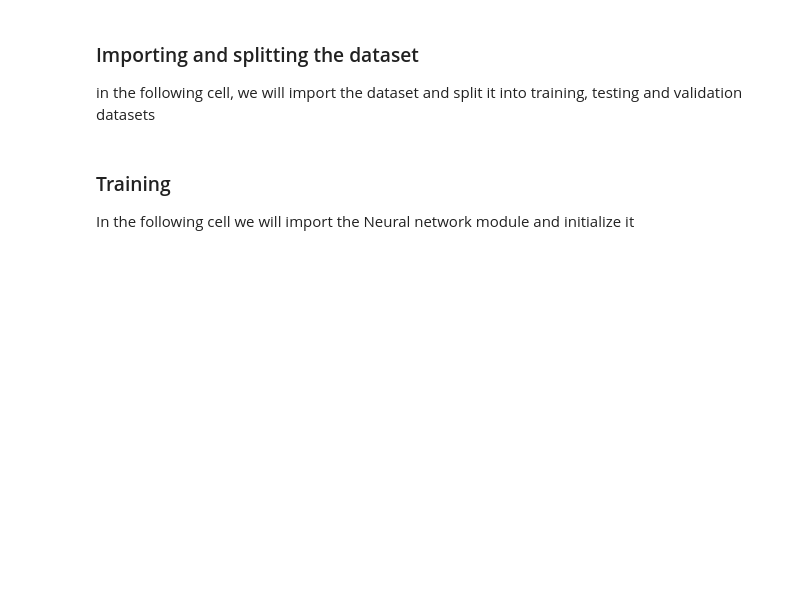
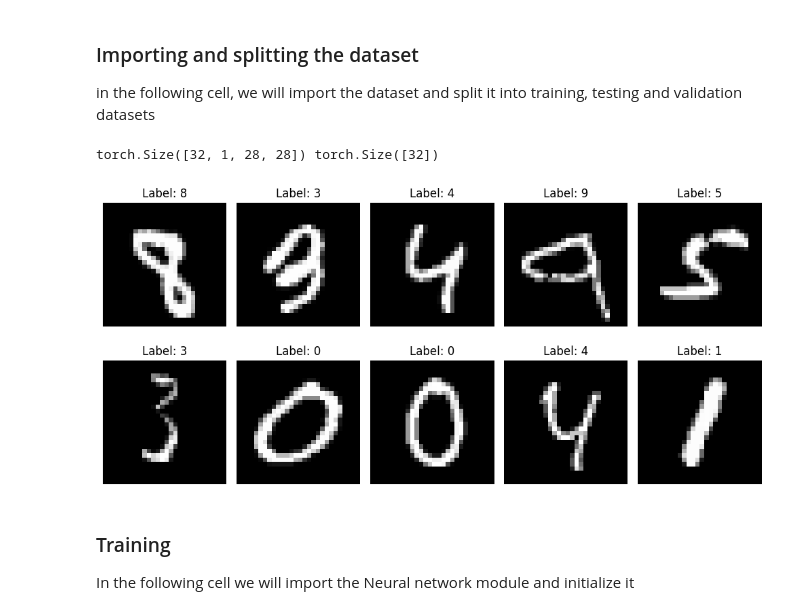
Before and after one commit to 0marsaad/Number-image_identification, a Jupyter notebook: Neural.ipynb, the cells around one changed output. Saved outputs shown, nothing was run; the diff lists cells and outputs as text; code cells hidden in the pictures; blank space fills up the shorter version.

```diff
--- a/Neural.ipynb
+++ b/Neural.ipynb
@@ -8,14 +8,19 @@ In this project, we will train a neural network on the MNIST dataset to identify
 ### Importing and splitting the dataset
 in the following cell, we will import the dataset and split it into training, testing and validation datasets
 # %%
-from torchvision import datasets, transforms
+# from torchvision import datasets, transforms
 from torch.utils.data import random_split, DataLoader
+import torch.nn as nn
+import torch.optim as optim
+import torch
+import matplotlib.pyplot as plt
+import random
 
 transform = transforms.Compose([transforms.ToTensor(), transforms.Normalize((0.5,), (0.5,))])
 mnist_dataset = datasets.MNIST(root='./data', train=True, download=True, transform=transform)
 
-# change batchsize here
-batchSize = 64
+# start batch Size
+batchSize = 32
 
 train_size = int(0.6 * len(mnist_dataset))
 val_size = int(0.2 * len(mnist_dataset))
@@ -25,6 +30,30 @@ train_dataset, val_dataset, test_dataset = random_split(mnist_dataset, [train_si
 train_loader = DataLoader(train_dataset, batch_size=batchSize, shuffle=True)
 val_loader = DataLoader(val_dataset, batch_size=batchSize, shuffle=False)
 test_loader = DataLoader(test_dataset, batch_size=batchSize, shuffle=False)
+# %%
+# Get a batch of training data
+examples = iter(train_loader)
+samples, labels = next(examples)  # Use next() to get the next batch
+
+# Print the shape of the sample and labels
+print(samples.shape, labels.shape)
+
+# Create a 2x5 grid to display 10 images
+plt.figure(figsize=(10, 5))  # Set the size of the figure
+
+# Loop through the first 10 samples and plot them
+for i in range(10):
+    plt.subplot(2, 5, i + 1)  # 2 rows, 5 columns, index starts from 1
+    plt.imshow(samples[i][0], cmap='gray')  # Show the first channel of the image (grayscale)
+    plt.title(f"Label: {labels[i].item()}")  # Display the corresponding label
+    plt.axis('off')  # Hide the axes for a cleaner look
+
+# Show the plot
+plt.tight_layout()
+plt.show()
+# %% [output]
+torch.Size([32, 1, 28, 28]) torch.Size([32])
+[figure, added]
 # %% [markdown]
 ### Training
 In the following cell we will import the Neural network module and initialize it
```
Also changed, not shown: parts of 13 cells of this notebook.
